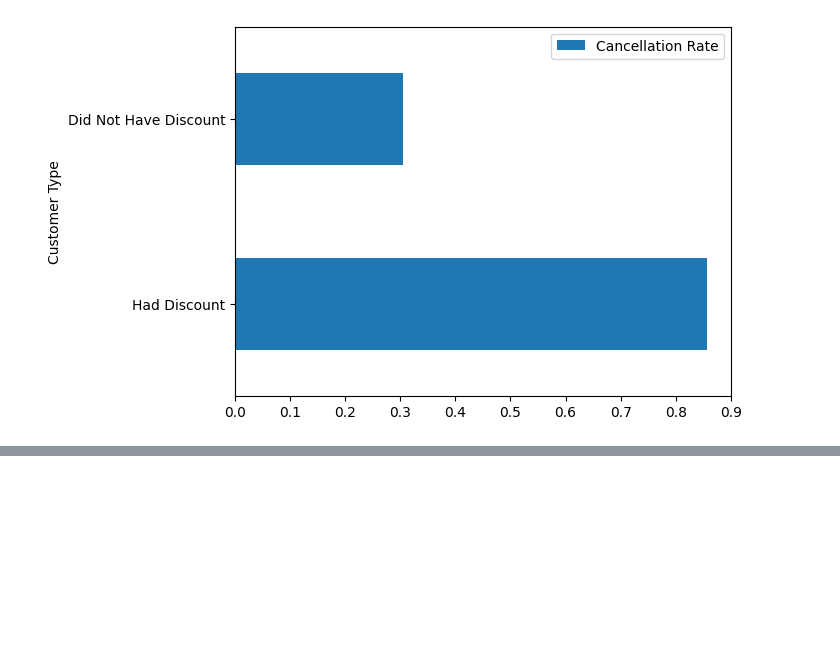
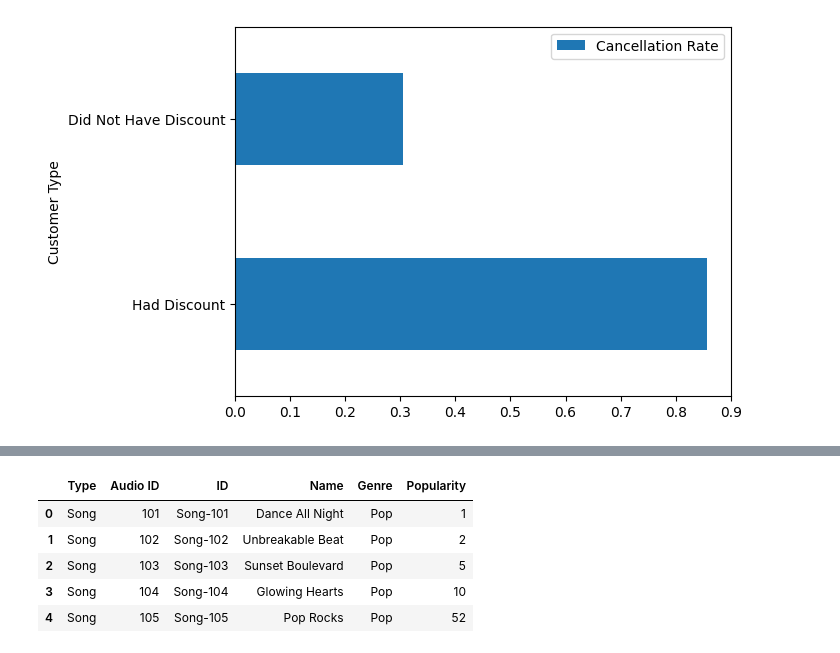
Before and after one commit to Marcin-Charzynski/retention-radar, a Jupyter notebook: notebooks/customer_churn_data_prep.ipynb, the cells around one changed output, grey strips where cells are left out. Saved outputs shown, nothing was run; the diff lists cells and outputs as text; code cells hidden in the pictures; blank space fills up the shorter version.

```diff
--- a/notebooks/customer_churn_data_prep.ipynb
+++ b/notebooks/customer_churn_data_prep.ipynb
@@ -468,0 +536,10 @@ plt.close(fig)
+# %%
+audio_all['Audio ID'] = audio_all['Audio ID'].astype('int')
+audio_all.head()
+# %% [output]
+|  | Type | Audio ID | ID | Name | Genre | Popularity |
+| 0 | Song | 101 | Song-101 | Dance All Night | Pop | 1 |
+| 1 | Song | 102 | Song-102 | Unbreakable Beat | Pop | 2 |
+| 2 | Song | 103 | Song-103 | Sunset Boulevard | Pop | 5 |
+| 3 | Song | 104 | Song-104 | Glowing Hearts | Pop | 10 |
+| 4 | Song | 105 | Song-105 | Pop Rocks | Pop | 52 |
```
Also changed, not shown: parts of 11 cells of this notebook, 1 other file.
